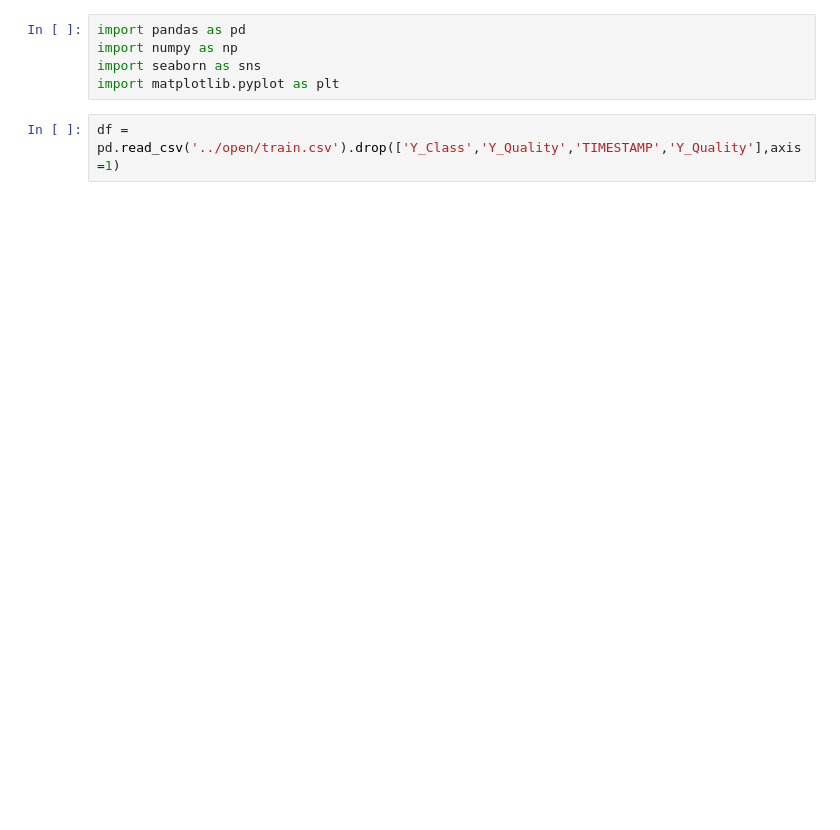
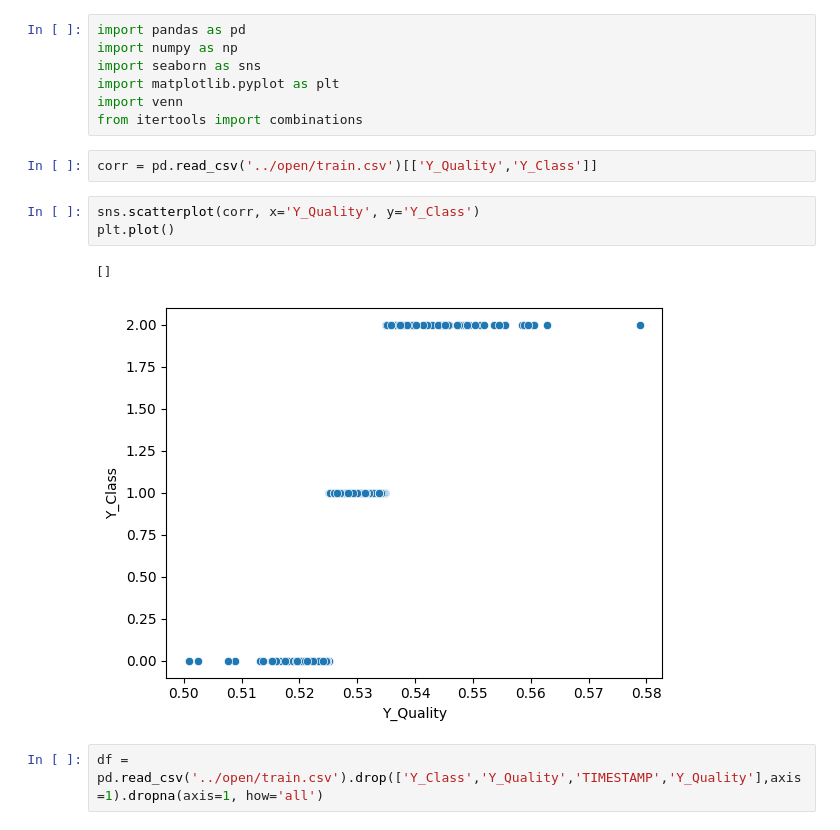
Before and after one commit to Woo-Ple-Bo/Challenge_for_product_quality_classification, a Jupyter notebook: EDA/생산라인과 제품별 결측치 분석.ipynb, the cells around one changed output. Saved outputs shown, nothing was run; the diff lists cells and outputs as text; blank space fills up the shorter version.

```diff
--- a/EDA/생산라인과 제품별 결측치 분석.ipynb
+++ b/EDA/생산라인과 제품별 결측치 분석.ipynb
@@ -3,8 +3,18 @@ import pandas as pd
 import numpy as np
 import seaborn as sns
 import matplotlib.pyplot as plt
+import venn
+from itertools import combinations
+# %%
+corr = pd.read_csv('../open/train.csv')[['Y_Quality','Y_Class']]
+# %%
+sns.scatterplot(corr, x='Y_Quality', y='Y_Class')
+plt.plot()
+# %% [output]
+[]
+[figure, added]
 # %%
-df = pd.read_csv('../open/train.csv').drop(['Y_Class','Y_Quality','TIMESTAMP','Y_Quality'],axis=1)
+df = pd.read_csv('../open/train.csv').drop(['Y_Class','Y_Quality','TIMESTAMP','Y_Quality'],axis=1).dropna(axis=1, how='all')
 # %%
 display(df.head())
 # %% [output]
```
Also changed, not shown: parts of 26 cells of this notebook, 1 other file.
